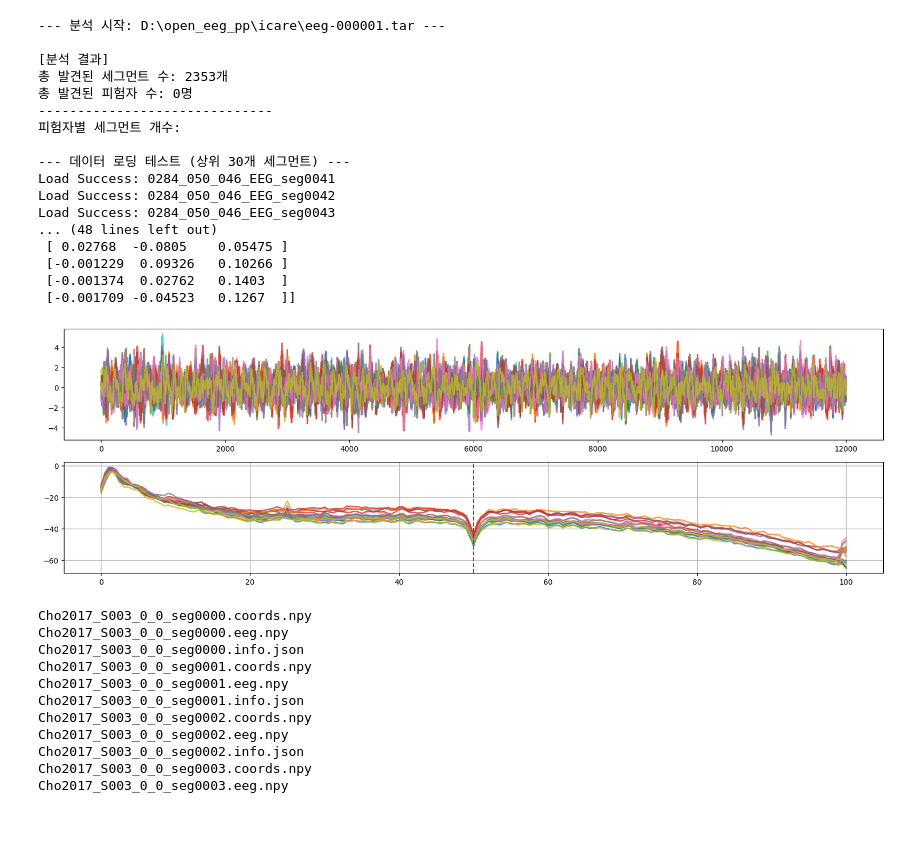
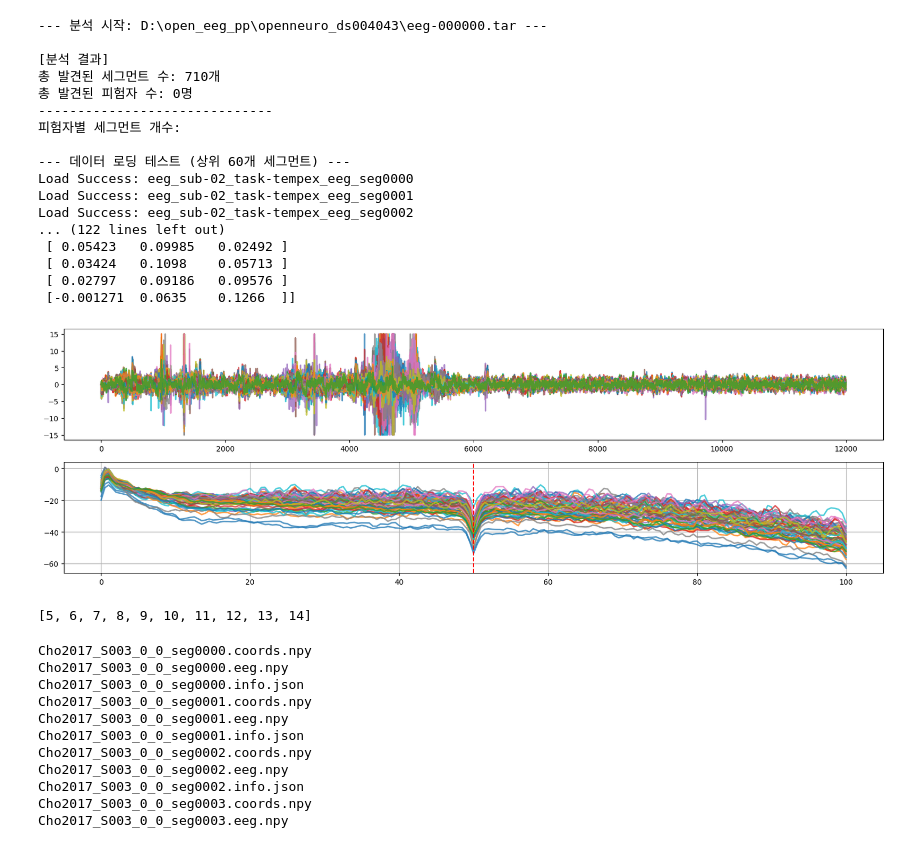
Before and after one commit to sees4321/FM, a Jupyter notebook: eeg_dataset_preprocess/eeg_dataset_preprocess_inspection.ipynb, the cells around one changed output. Cells and saved outputs as stored; diff of their text form; code cells hidden in the pictures.

```diff
--- a/eeg_dataset_preprocess/eeg_dataset_preprocess_inspection.ipynb
+++ b/eeg_dataset_preprocess/eeg_dataset_preprocess_inspection.ipynb
@@ -124,56 +124,62 @@ def load_data_from_tar(path, limit=5):
 # 1. 통계 확인
 
 # tar_path = 'D:\\open_eeg_pp\\physionet_siena\\eeg-000000.tar'  # 여기에 실제 파일명을 넣으세요
-tar_path = 'D:\\open_eeg_pp\\openneuro_ds003825\\eeg-000001.tar'  # 여기에 실제 파일명을 넣으세요
+tar_path = 'D:\\open_eeg_pp\\openneuro_ds004043\\eeg-000000.tar'  # 여기에 실제 파일명을 넣으세요
 # tar_path = 'D:\\open_eeg_pp\\icare\\eeg-000001.tar'  # 여기에 실제 파일명을 넣으세요
 # tar_path = 'D:\\open_eeg_pp\\moabb_bnci2014_009\\eeg-000000.tar'  # 여기에 실제 파일명을 넣으세요
 members = analyze_tar_stats(tar_path)
 
 # 2. 데이터 로드 (샘플 3개만 로드해서 확인)
 if members:
-    loaded_samples = load_data_from_tar(tar_path, limit=30)
+    loaded_samples = load_data_from_tar(tar_path, limit=60)
 
     # 로드된 데이터 구조 확인
     if loaded_samples:
         print("\n[첫 번째 샘플 데이터 확인]")
         print(f"Key: {loaded_samples[0]['key']}")
         print(f"EEG Shape: {loaded_samples[0]['eeg'].shape}")
         print(f"Coords Shape: {loaded_samples[0]['coords'].shape}")
         print(f"Info: {loaded_samples[0]['info']}")
         aa = loaded_samples[0]['coords']
-        bb = loaded_samples[19]['eeg']
+        bb = loaded_samples[0]['eeg']
 print(aa)
+# bb = (bb - bb.mean(axis=-1, keepdims=True)) / (bb.std(axis=-1, keepdims=True) + 1e-8)
 import matplotlib.pyplot as plt
 plt.figure(figsize=(20,6))
 plt.subplot(211)
 plt.plot(bb[:, 200*0:200*60].T, alpha=0.75, lw=2)
 plt.subplot(212)
 freqs, psd = signal.welch(bb, fs=200, nperseg=200*2, axis=-1)
 psd = 10 * np.log10(psd)  # dB 단위로 변환
 # psd = 10*np.log10(np.mean(psd, axis=0))
 plt.plot(freqs, psd.T, alpha=0.75, lw=2)
 plt.axvline(x=50, color='r', linestyle='--')
 plt.grid()
 print()
 # %% [output]
---- 분석 시작: D:\open_eeg_pp\icare\eeg-000001.tar ---
+--- 분석 시작: D:\open_eeg_pp\openneuro_ds004043\eeg-000000.tar ---
 
 [분석 결과]
-총 발견된 세그먼트 수: 2353개
+총 발견된 세그먼트 수: 710개
 총 발견된 피험자 수: 0명
 ------------------------------
 피험자별 세그먼트 개수:
 
---- 데이터 로딩 테스트 (상위 30개 세그먼트) ---
-Load Success: 0284_050_046_EEG_seg0041
-Load Success: 0284_050_046_EEG_seg0042
-Load Success: 0284_050_046_EEG_seg0043
-... (48 lines left out)
- [ 0.02768  -0.0805    0.05475 ]
- [-0.001229  0.09326   0.10266 ]
- [-0.001374  0.02762   0.1403  ]
- [-0.001709 -0.04523   0.1267  ]]
+--- 데이터 로딩 테스트 (상위 60개 세그먼트) ---
+Load Success: eeg_sub-02_task-tempex_eeg_seg0000
+Load Success: eeg_sub-02_task-tempex_eeg_seg0001
+Load Success: eeg_sub-02_task-tempex_eeg_seg0002
+... (122 lines left out)
+ [ 0.05423   0.09985   0.02492 ]
+ [ 0.03424   0.1098    0.05713 ]
+ [ 0.02797   0.09186   0.09576 ]
+ [-0.001271  0.0635    0.1266  ]]
-[figure, old version]
+[figure, new version]
+# %%
+a = [i for i in range(20)]
+a[5:-5]
+# %% [output]
+[5, 6, 7, 8, 9, 10, 11, 12, 13, 14]
 # %%
 import tarfile
 
```
Also changed, not shown: 1 other file.
